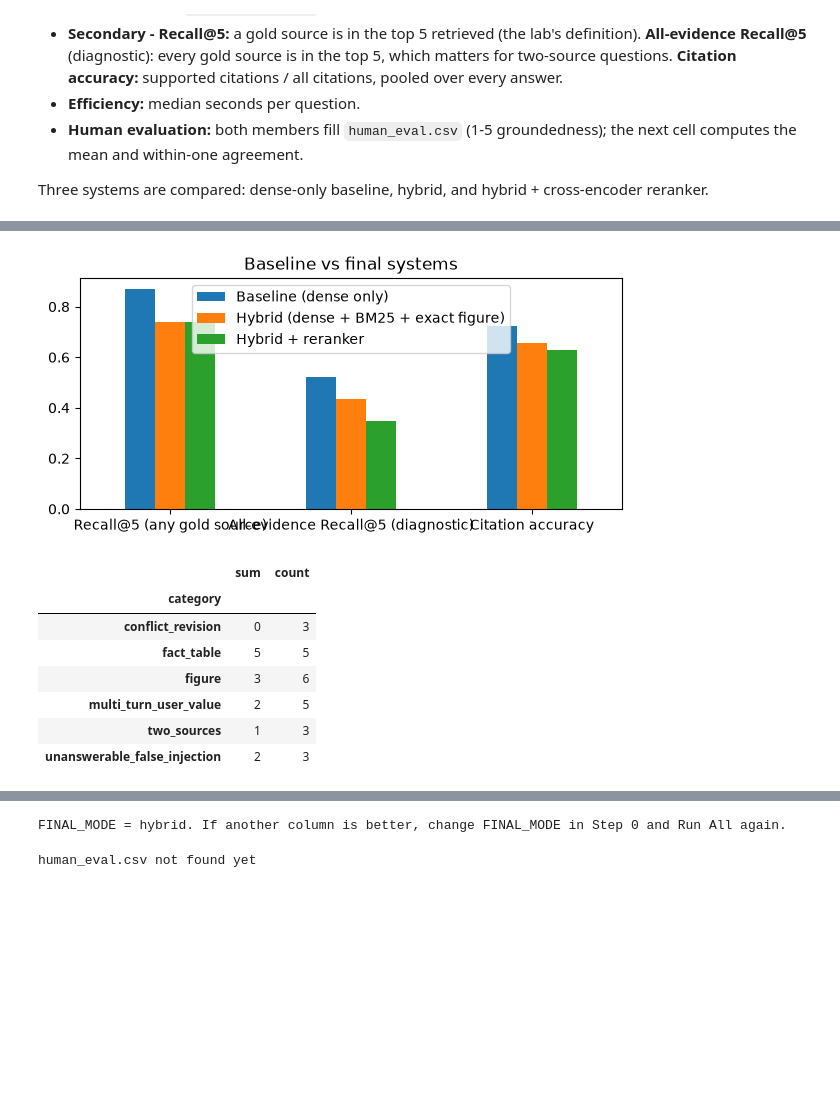
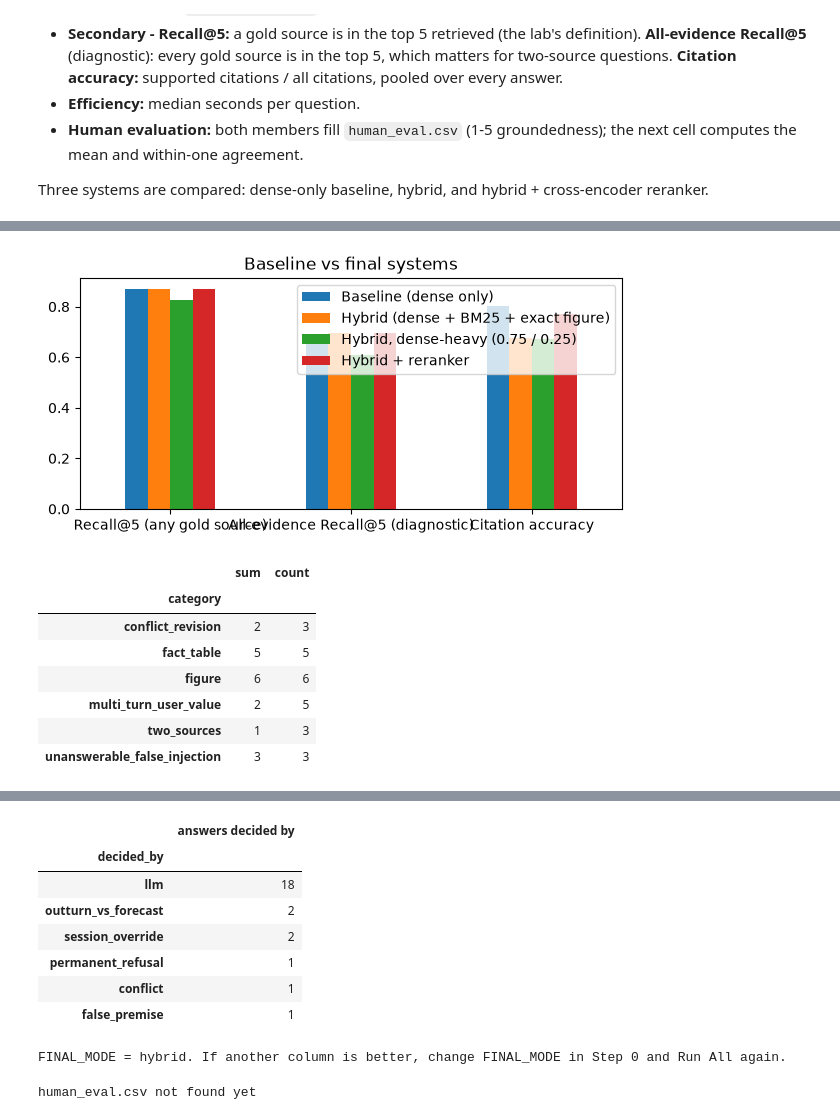
Before and after one commit to kavyaayyappan1998/DATA266-Lab2, a Jupyter notebook: part1/notebooks/p1_rag.ipynb, the cells around one changed output, grey strips where cells are left out. Saved outputs shown, nothing was run; the diff lists cells and outputs as text; code cells hidden in the pictures; blank space fills up the shorter version.

```diff
--- a/part1/notebooks/p1_rag.ipynb
+++ b/part1/notebooks/p1_rag.ipynb
@@ -568,7 +599,12 @@ def parse_answer(raw, ev, session_text="", question=""):
     """Validate the model output. Returns (answer dict, audit dict)."""
     m = re.search(r"\{.*\}", raw, re.S)
     try: a = json.loads(m.group(0))
-    except Exception: a = {"answer": raw[:600], "status": "answered", "citations": [], "figure_references": []}
+    except Exception:                                    # the model broke the JSON (e.g. unescaped quotes): recover the fields one by one
+        am = re.search(r'"answer"\s*:\s*"(.*?)"\s*,\s*"(?:status|citations|figure_references)"', raw, re.S)
+        sm = re.search(r'"status"\s*:\s*"(\w+)"', raw)
+        cm = re.search(r'"citations"\s*:\s*\[(.*?)\]', raw, re.S); fm = re.search(r'"figure_references"\s*:\s*\[(.*?)\]', raw, re.S)
+        a = {"answer": am.group(1) if am else re.sub(r'[{}"]', " ", raw)[:600], "status": sm.group(1) if sm else "answered",
+             "citations": re.findall(r'"([^"]+)"', cm.group(1)) if cm else [], "figure_references": re.findall(r'"([^"]+)"', fm.group(1)) if fm else []}
     allowed_c = {e["tag"] for e in ev} | {e["page_tag"] for e in ev}
     fig_ev = {e["figure_id"]: e for e in ev if e["figure_id"]}
     as_list = lambda v: [str(x).strip() for x in (v if isinstance(v, list) else [v]) if str(x).strip()]
@@ -577,20 +613,25 @@ def parse_answer(raw, ev, session_text="", question=""):
     cited = [c for c in dict.fromkeys(as_list(a.get("citations", []))) if c in allowed_c]              # 1) no invented sources
     figs  = [f for f in dict.fromkeys(as_list(a.get("figure_references", []))) if f in fig_ev]
 
-    # 2) fact-level support: the cited source must hold the answer's value for the matching year and entity
+    # 2) fact-level support, sign preserved: the cited source must hold the answer's value (same sign) for the matching year and entity
     YEARS = {str(y) for y in range(1900, 2031)}
     claim_txt = question + " " + a["answer"]
     c_years = {int(y) for y in YEAR_RE.findall(claim_txt)}; c_ents = [e for e in ENTITIES if e in norm(claim_txt)]; c_words = words(question)
-    a_vals = [abs(float(x)) for x in num_tokens(a["answer"]) - YEARS if re.fullmatch(r"\d+\.?\d*", x)]
-    near = lambda v: any(abs(v - x) <= 0.01 * x + 1e-9 for x in a_vals)
+    signed = lambda s: [float(x.replace(",", "").rstrip(".")) for x in re.findall(r"(?<![\w.])-?\d[\d,]*\.?\d*", s.translate(str.maketrans({"−": "-", "–": "-"})))
+                        if x.strip("-,.") and x.lstrip("-").rstrip(".") not in YEARS]
+    a_vals = signed(a["answer"])
+    worded_negative = bool(re.search(r"\b(deficit|negative|minus|fell|fall|fallen|decline[ds]?|decrease[ds]?|drop(ped)?|contract(ed|ion)?|shrank|shortfall)\b", a["answer"], re.I))
+    def near(v):                                           # same sign; "a deficit of 4.1" may stand for -4.1, but +0.3 never supports -0.3 on its own
+        close = lambda x, y: abs(x - y) <= 0.01 * abs(y) + 1e-9
+        return any(close(x, v) or (v < 0 and worded_negative and close(x, -v)) for x in a_vals)
     def backs(tag):
         for r in FACTS:                                   # (a) structured records of the cited table / page
-            if tag in (r["source"], r["page_tag"]) and near(abs(r["value"])) and (not c_years or r["year"] is None or r["year"] in c_years) \
+            if tag in (r["source"], r["page_tag"]) and near(r["value"]) and (not c_years or r["year"] is None or r["year"] in c_years) \
                and (not c_ents or not r["entity"] or r["entity"] in c_ents): return True
         for e in ev:                                      # (b) text and figure descriptions: value and its context in the same sentence
             if tag not in (e["tag"], e["page_tag"]): continue
             for s in SENT_SPLIT.split(e["text"]):
-                if any(near(abs(float(x))) for x in num_tokens(s) - YEARS if re.fullmatch(r"\d+\.?\d*", x)) and \
+                if any(near(v) for v in signed(s)) and \
                    (e["figure_id"] or {str(y) for y in c_years} & set(YEAR_RE.findall(s)) or len(c_words & words(s)) >= 2): return True
         return False
     ok = {c: backs(c) for c in cited} if a_vals else {}
@@ -605,9 +646,18 @@ def parse_answer(raw, ev, session_text="", question=""):
     for f in figs:
         for t in (fig_ev[f]["tag"], fig_ev[f]["page_tag"]):
             if t not in cited: cited.append(t)
+    if not cited and a["status"] != "not_found" and ev:   # every answer needs a source: fall back to evidence that holds its numbers, else the top evidence
+        if a_vals: cited = list(dict.fromkeys(e["tag"] for e in ev if backs(e["tag"])))[:2]          # numeric answer: the source must hold the value
+        else:                                                                                       # text answer: the source must share its content words
+            aw = words(a["answer"]); best = max(ev, key=lambda e: len(aw & words(e["text"])))
+            cited = [best["tag"]] if len(aw & words(best["text"])) >= 4 else []
+        figs += [e["figure_id"] for e in ev if e["tag"] in cited and e["figure_id"] and e["figure_id"] not in figs]
+        for f in figs:
+            if fig_ev[f]["page_tag"] not in cited: cited.append(fig_ev[f]["page_tag"])
     if a["status"] == "not_found": cited, figs = [], []
     a["citations"], a["figure_references"] = cited, figs
-    return a, {"pruned_citations": pruned, "unsupported_numbers": unsupported}
+    return a, {"pruned_citations": pruned, "unsupported_numbers": unsupported, "no_supporting_source": bool(a["status"] != "not_found" and not cited),
+               "citations_unverified": bool(a_vals and cited and not any(backs(c_) for c_ in cited))}   # cited, but no cited source holds the stated value with that sign
 # %% [markdown]
 ## Step 7b - Structured fact store and source resolver
 The tables are read straight from the PDF text layer into **fact records**
@@ -894,11 +1131,12 @@ def run_golden(golden, mode):
                          "recall@5_all": gold_src <= top5 if gold_src else np.nan,
                          "n_cited": len(cited), "n_cited_ok": sum(c in gold_ok for c in cited),
                          "figure_refs": ",".join(a["figure_references"]), "unsupported_numbers": ",".join(chat.last["audit"]["unsupported_numbers"]),
-                         "injection_filtered": len(chat.last["dropped"]), "seconds": chat.last["seconds"]})
+                         "decided_by": chat.last["decided_by"], "no_supporting_source": chat.last["audit"]["no_supporting_source"], "citations_unverified": chat.last["audit"]["citations_unverified"], "images": ",".join(chat.last["images"]), "injection_filtered": len(chat.last["dropped"]), "seconds": chat.last["seconds"]})
     return pd.DataFrame(rows)
 
 golden = [g for g in (json.load(open(GOLDEN_PATH)) if GOLDEN_PATH else []) if not g["question"].startswith("TODO")]
-SYSTEMS = {"Baseline (dense only)": "dense", "Hybrid (dense + BM25 + exact figure)": "hybrid", "Hybrid + reranker": "rerank"}
+SYSTEMS = {"Baseline (dense only)": "dense", "Hybrid (dense + BM25 + exact figure)": "hybrid",
+           "Hybrid, dense-heavy (0.75 / 0.25)": "hybrid_dense", "Hybrid + reranker": "rerank"}
 if golden:
     res = {name: run_golden(golden, mode) for name, mode in SYSTEMS.items()}
     table = pd.DataFrame({name: {"Answer correctness": f"{r.correct.sum()}/{len(r)}", "Recall@5 (any gold source)": round(r["recall@5"].mean(), 3),
@@ -911,7 +1149,8 @@ if golden:
     final[["question", "answer", "citations"]].assign(rater_a="", rater_b="").to_csv(OUT_DIR / "human_eval_template.csv", index=False)
     table.loc[["Recall@5 (any gold source)", "All-evidence Recall@5 (diagnostic)", "Citation accuracy"]].astype(float).plot.bar(rot=0, title="Baseline vs final systems", figsize=(7, 3)); plt.show()
     display(final.groupby("category").correct.agg(["sum", "count"]))                               # where it works / fails
-    display(final[~final.correct][["question", "gold_status", "status", "failed_checks", "answer"]])   # failure examples
+    display(final[~final.correct][["question", "gold_status", "status", "decided_by", "failed_checks", "answer"]])
+    display(final.decided_by.value_counts().to_frame("answers decided by"))   # failure examples
     print(f"FINAL_MODE = {FINAL_MODE}. If another column is better, change FINAL_MODE in Step 0 and Run All again.")
 else:
     print("Golden set is empty - write the 25 questions in eval/golden_set.json, then rerun.")
@@ -925,9 +1164,9 @@ else:
-[figure, old version]
+[figure, new version]
 |  | sum | count |
 | category |  |  |
-| conflict_revision | 0 | 3 |
+| conflict_revision | 2 | 3 |
 | fact_table | 5 | 5 |
-| figure | 3 | 6 |
+| figure | 6 | 6 |
 | multi_turn_user_value | 2 | 5 |
 | two_sources | 1 | 3 |
-| unanswerable_false_injection | 2 | 3 |
+| unanswerable_false_injection | 3 | 3 |
@@ -947,3 +1180,11 @@ else:
+|  | answers decided by |
+| decided_by |  |
+| llm | 18 |
+| outturn_vs_forecast | 2 |
+| session_override | 2 |
+| permanent_refusal | 1 |
+| conflict | 1 |
+| false_premise | 1 |
 FINAL_MODE = hybrid. If another column is better, change FINAL_MODE in Step 0 and Run All again.
 # %%
 # Human evaluation: fill rater_a / rater_b in a copy named human_eval.csv (next to golden_set.json), then rerun
```
Also changed, not shown: parts of 11 cells of this notebook, 21 other files.
